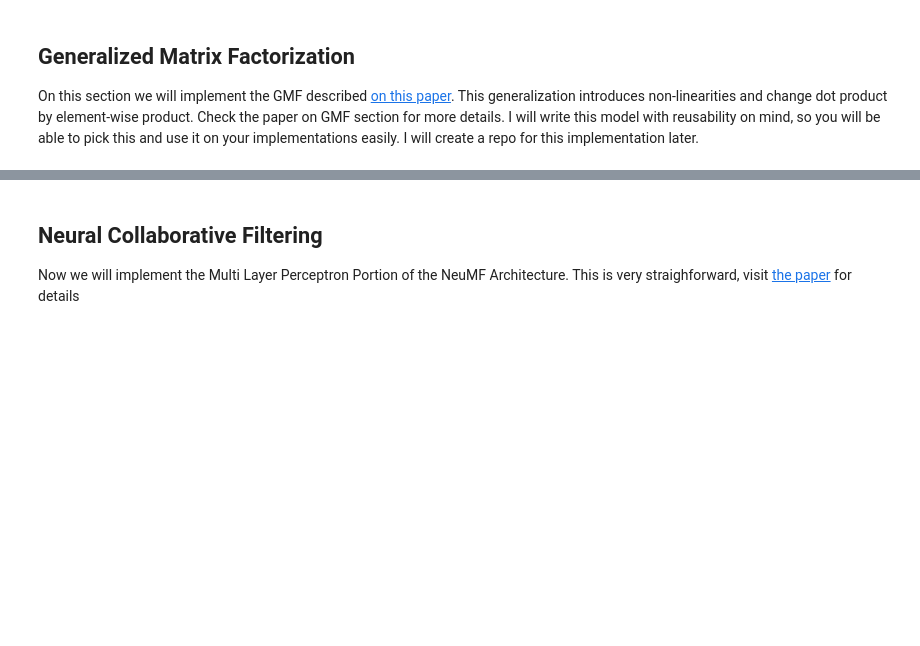
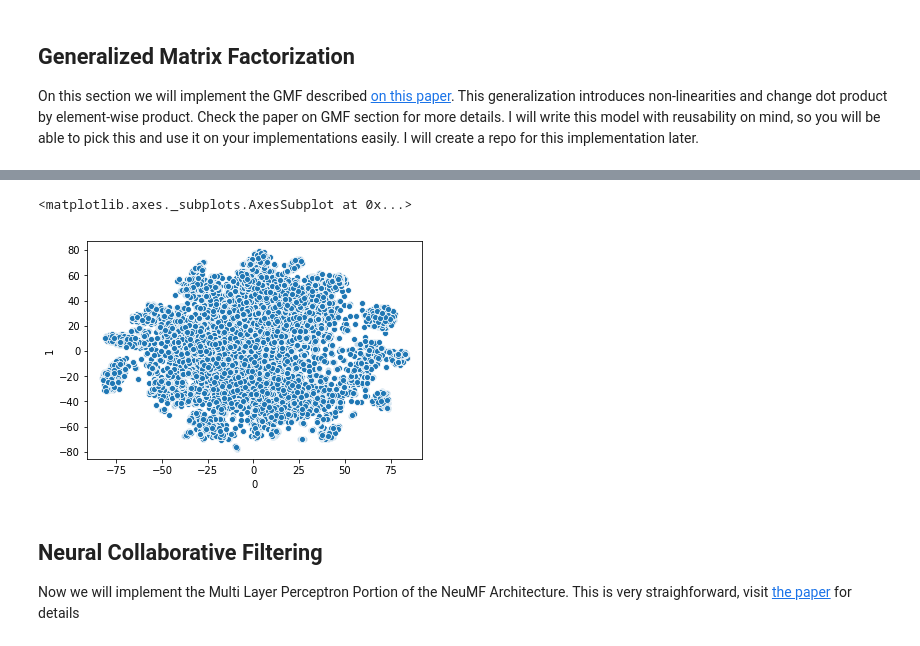
Before and after one commit to ElPapi42/NeuralMatrixFactorization, a Jupyter notebook: NeuralMatrixFactorization.ipynb, the cells around one changed output, grey strips where cells are left out. Saved outputs shown, nothing was run; the diff lists cells and outputs as text; code cells hidden in the pictures; blank space fills up the shorter version.

```diff
--- a/NeuralMatrixFactorization.ipynb
+++ b/NeuralMatrixFactorization.ipynb
@@ -264,15 +264,15 @@ class GeneralizedMatrixFactorizer(tf.keras.Model):
 
   """
 
-  def __init__(self, alpha, beta, emb_dim, output_dim, use_bias=False, dropout=0.1, l2=0.001, alpha_key="alpha", beta_key="beta"):
+  def __init__(self, alpha, beta, emb_dim, output_dim, use_bias=False, dropout=0.1, l1=0.001, l2=0.001, alpha_key="alpha", beta_key="beta"):
     super(GeneralizedMatrixFactorizer, self).__init__()
 
     self.use_bias = use_bias
     self.alpha_key = alpha_key
     self.beta_key = beta_key
 
-    self.alpha_emb = tf.keras.layers.Embedding(alpha, emb_dim)
-    self.beta_emb = tf.keras.layers.Embedding(beta, emb_dim)
+    self.alpha_emb = tf.keras.layers.Embedding(alpha, emb_dim, embeddings_initializer=tf.keras.initializers.RandomUniform(-0.000001, 0.000001), embeddings_regularizer=tf.keras.regularizers.L1L2(l1=l1))
+    self.beta_emb = tf.keras.layers.Embedding(beta, emb_dim, embeddings_initializer=tf.keras.initializers.RandomUniform(-0.000001, 0.000001), embeddings_regularizer=tf.keras.regularizers.L1L2(l1=l1))
 
     if(use_bias):
       self.alpha_bias = tf.keras.layers.Embedding(alpha, 1)
@@ -312,12 +312,13 @@ class GeneralizedMatrixFactorizer(tf.keras.Model):
     return X
 # %%
 #Hyper-parameters
-gmf_params = {"emb_dim":1,
-              "learning_rate":0.01,
-              "epochs":10,
-              "batch_size":16,
+gmf_params = {"emb_dim":32,
+              "learning_rate":0.0002,
+              "epochs":100,
+              "batch_size":256,
               "dropout":0.0,
-              "l2":1e-6,
+              "l1":0.0,
+              "l2":0.0,
               "use_bias":False}
 
 #Init wandb run/experiment
@@ -336,6 +337,7 @@ gmf = GeneralizedMatrixFactorizer(n_users,
                                   output_dim=1,
                                   use_bias=gmf_params["use_bias"],
                                   dropout=gmf_params["dropout"],
+                                  l1=gmf_params["l1"],
                                   l2=gmf_params["l2"],
                                   alpha_key="userId",
                                   beta_key="movieId")
@@ -369,0 +375,12 @@ gmf.evaluate(test_ds)
+# %%
+emb = np.array(gmf.beta_emb.get_weights())[0]
+weights = np.sqrt(emb**2.0)
+mean = np.mean(emb)
+std = np.std(emb)
+
+print(mean, std)
+
+from sklearn.manifold import TSNE
+tsne = TSNE()
+X = tsne.fit_transform(emb)
+X
@@ -370,3 +396,9 @@ gmf.evaluate(test_ds)
+# %%
+emb_df = pd.DataFrame(X)
+sns.scatterplot(x=emb_df[0], y=emb_df[1])
+# %% [output]
+<matplotlib.axes._subplots.AxesSubplot at 0x...>
+[figure, added]
 # %%
 #Save weights for use later
 path = "./drive/My Drive/NeuralMatrixFactorization/Checkpoints/GMF/"
```
Also changed, not shown: parts of 7 cells of this notebook.
